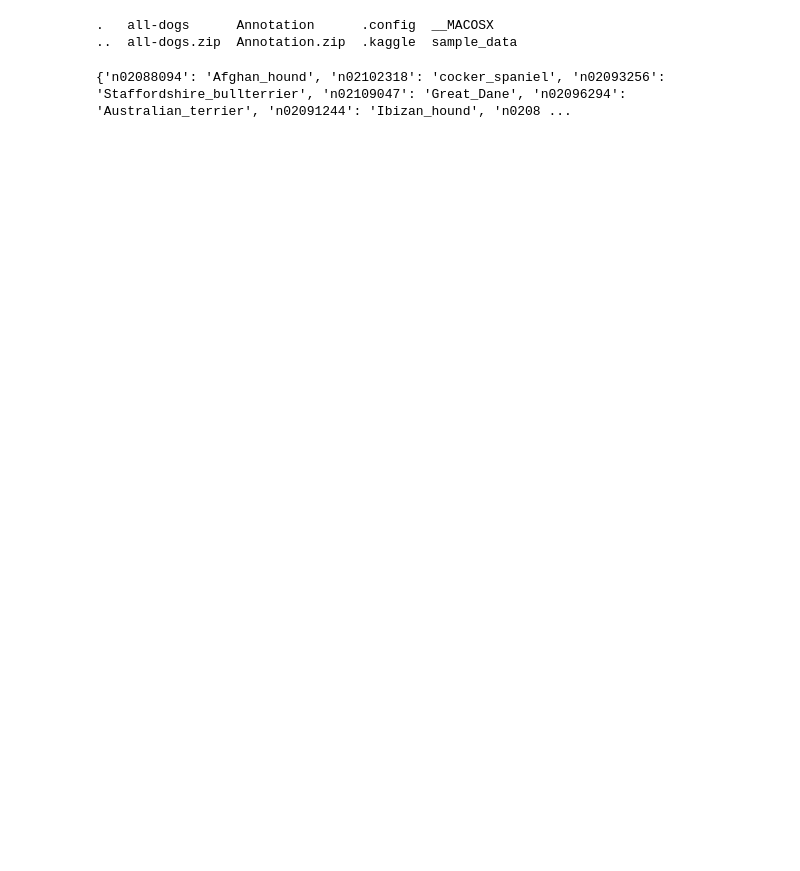
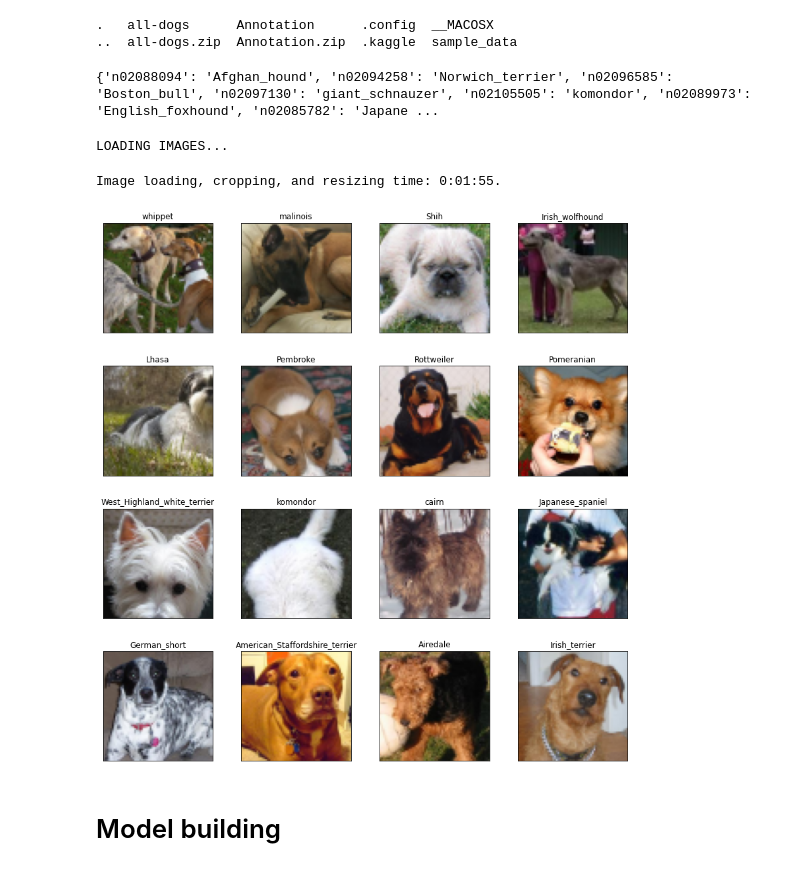
Before and after one commit to FlyN-Nick/advancedML, a Jupyter notebook: Jupyter Notebooks/Dog_GAN.ipynb, the cells around one changed output. Cells and saved outputs as stored; diff of their text form; code cells hidden in the pictures; blank space fills up the shorter version.

Commit message:
Worked on dog GAN.
Finished all the data prep code and generator code.

```diff
--- a/Jupyter Notebooks/Dog_GAN.ipynb
+++ b/Jupyter Notebooks/Dog_GAN.ipynb
@@ -155,7 +98,7 @@ img_color_channels = 3 # rgb
 img_sample_size = 10000
 img_output_dir = '/output_images/'
 img_input_dir = '/content/all-dogs/'
-img_ann_dir = "/content/Annotation"
+img_ann_dir = "/content/Annotation/"
 OUT_DIR = Path('/output_images/')
 TRAIN_DIR = Path('/content/all-dogs')
 # %%
@@ -168,7 +111,7 @@ for annotation in os.listdir(img_ann_dir):
 # %%
 print(dog_breed_dict)
 # %% [output]
-{'n02088094': 'Afghan_hound', 'n02102318': 'cocker_spaniel', 'n02093256': 'Staffordshire_bullterrier', 'n02109047': 'Great_Dane', 'n02096294': 'Australian_terrier', 'n02091244': 'Ibizan_hound', 'n0208 ...
+{'n02088094': 'Afghan_hound', 'n02094258': 'Norwich_terrier', 'n02096585': 'Boston_bull', 'n02097130': 'giant_schnauzer', 'n02105505': 'komondor', 'n02089973': 'English_foxhound', 'n02085782': 'Japane ...
 # %%
 def read_image(img_path):
   '''Reads and transforms an image to RGB.'''
@@ -182,7 +125,7 @@ def read_image(img_path):
 def load_cropped_images(dog_breed_dict=dog_breed_dict, img_ann_dir=img_ann_dir, sample_size=25000, img_width=img_width, img_height=img_height, img_channels=img_color_channels):
   """
   Loads all the dog images, crops, and resizes them.
-  This is essentially where all the data processing occurs.
+  This is the bulk of where the data processing occurs.
   """
   i = 0 # indexing variable
   breeds = []
@@ -254,7 +197,42 @@ def load_cropped_images(dog_breed_dict=dog_breed_dict, img_ann_dir=img_ann_dir,
 start = time.time()
 # the person who did this originally found there to be exactly 22125 dogs
 # which helps in creating our np array of fixed size
+print("LOADING IMAGES...")
 dog_images_np, breeds = load_cropped_images(sample_size=22125)
 # dog_images_np is the input data, breeds are the labels we are trying to predict
 rounded_time = round(time.time() - start)
-print(f"Image loading, cropping, and resizing time: {datetime.timedelta(seconds=rounded_time)}.")
+print(f"\nImage loading, cropping, and resizing time: {datetime.timedelta(seconds=rounded_time)}.")
+# %% [output]
+LOADING IMAGES...
+Image loading, cropping, and resizing time: 0:01:55.
+# %%
+def plot_features(features, labels, img_width=img_width, img_height=img_height, img_channels=img_color_channels, examples=16, disp_labels=True):
+  """Plots some dog images and their corresponding breeds."""
+  if not math.sqrt(examples).is_integer():
+    print('Please select a valid number of examples (must be a perfect square).')
+    return
+  imgs = []
+  classes = []
+  for i in range(examples):
+    rnd_idx = np.random.randint(0, len(labels))
+    imgs.append(features[rnd_idx, :, :, :])
+    classes.append(labels[rnd_idx])
+
+  fig, axes = plt.subplots(round(math.sqrt(examples)), round(math.sqrt(examples)), figsize=(15,15),
+  subplot_kw = {'xticks':[], 'yticks':[]},
+  gridspec_kw = dict(hspace=0.3, wspace=0.01))
+
+  for i, ax in enumerate(axes.flat):
+    if disp_labels == True:
+      ax.title.set_text(classes[i])
+    ax.imshow(imgs[i])
+# %%
+plot_features(dog_images_np / 255., breeds, examples=16, disp_labels=True)
+
+# NOTE: dog_images_np / 255. normalizes the pixel range to [0, 1]
+
+# Something else to note is that because we are cropping the images into squares,
+# sometimes we only get part of the dog,
+# like only the butt of the komondor below
+# %% [output]
+[figure, added]
@@ -260,0 +255,2 @@ print(f"Image loading, cropping, and resizing time: {datetime.timedelta(seconds=
+# %% [markdown]
+# Model building
```
Also changed, not shown: parts of 17 cells of this notebook.
